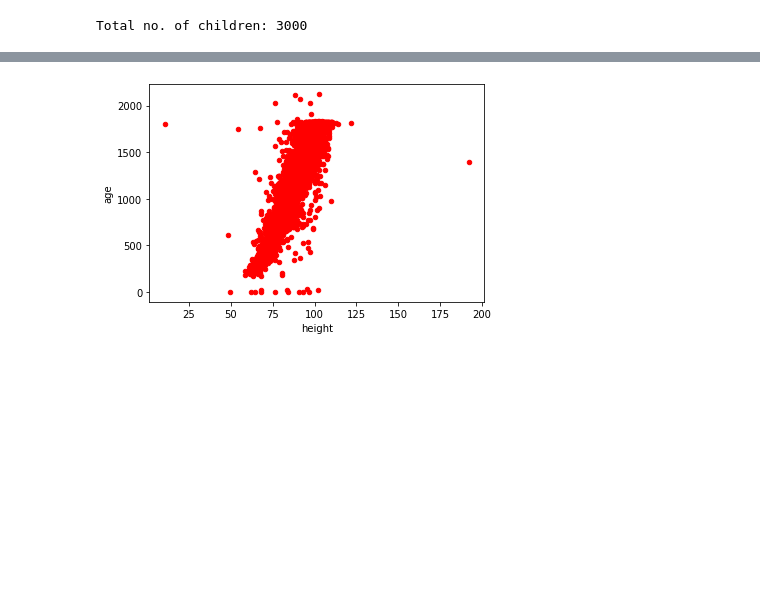
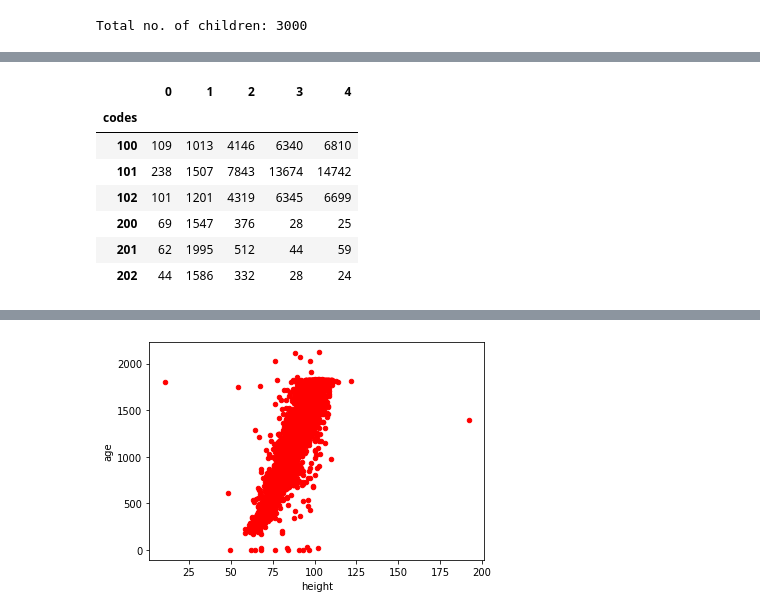
Before and after one commit to kai-luni/cgm-ml, a Jupyter notebook: src/data_utils/dataset_EDA/anon-realtime-evaluation/EDA_anon-realtime-evaluation.ipynb, the cells around one changed output, grey strips where cells are left out. Saved outputs shown, nothing was run; the diff lists cells and outputs as text; code cells hidden in the pictures; blank space fills up the shorter version.

```diff
--- a/src/data_utils/dataset_EDA/anon-realtime-evaluation/EDA_anon-realtime-evaluation.ipynb
+++ b/src/data_utils/dataset_EDA/anon-realtime-evaluation/EDA_anon-realtime-evaluation.ipynb
@@ -92 +105,12 @@ Name: key, dtype: int64
 [figure]
+# %%
+calculate_code_age_distribution(artifacts)
+# %% [output]
+|  | 0 | 1 | 2 | 3 | 4 |
+| codes |  |  |  |  |  |
+| 100 | 109 | 1013 | 4146 | 6340 | 6810 |
+| 101 | 238 | 1507 | 7843 | 13674 | 14742 |
+| 102 | 101 | 1201 | 4319 | 6345 | 6699 |
+| 200 | 69 | 1547 | 376 | 28 | 25 |
+| 201 | 62 | 1995 | 512 | 44 | 59 |
+| 202 | 44 | 1586 | 332 | 28 | 24 |
```
Also changed, not shown: parts of 21 cells of this notebook, 6 other files.
